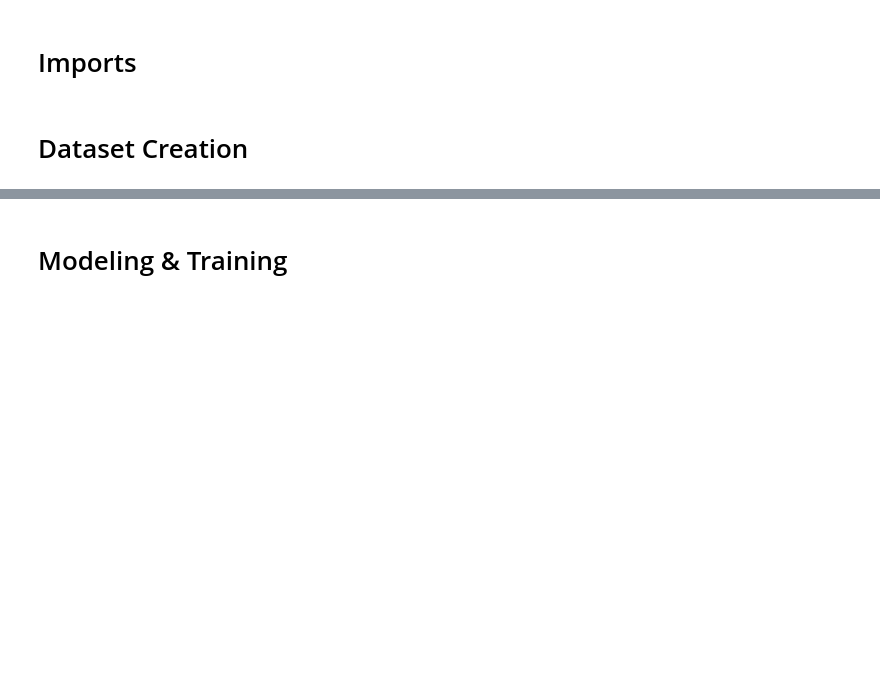
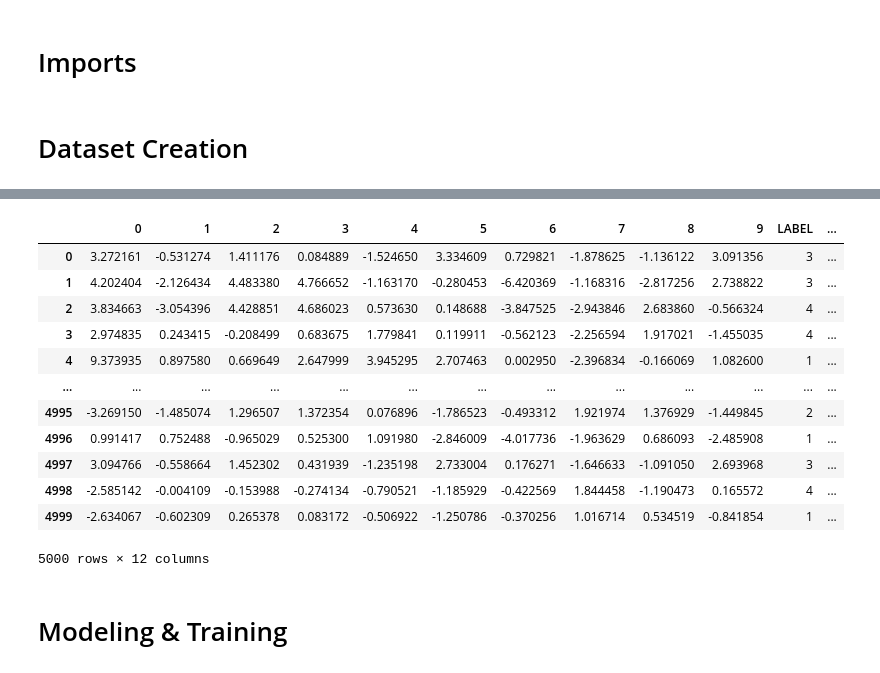
Before and after one commit to barak1412/automl_infrastructure, a Jupyter notebook: examples/active_learning_example.ipynb, the cells around one changed output, grey strips where cells are left out. Drawn from its saved outputs; the diff is of its cells as text; code cells hidden in the pictures; blank space fills up the shorter version.

```diff
--- a/examples/active_learning_example.ipynb
+++ b/examples/active_learning_example.ipynb
@@ -37,4 +37,33 @@ labeled_df
 10000 rows × 4 columns
+# %%
+from sklearn.datasets import make_classification
+
+# define dataset
+features_cols = ['X','Y']
+label_col = 'LABEL'
+index_col = 'ID'
+samples = 5000
+X, y = make_classification(n_samples=samples, n_features=10, n_informative=5, n_redundant=5, n_classes=5, random_state=1)
+
+labeled_df = pd.DataFrame(X)
+labeled_df[label_col] = y
+labeled_df[index_col] = ['ID{}'.format(i) for i in range(samples)]
+
+labeled_df
+# %% [output]
+|  | 0 | 1 | 2 | 3 | 4 | 5 | 6 | 7 | 8 | 9 | LABEL | ... |
+| 0 | 3.272161 | -0.531274 | 1.411176 | 0.084889 | -1.524650 | 3.334609 | 0.729821 | -1.878625 | -1.136122 | 3.091356 | 3 | ... |
+| 1 | 4.202404 | -2.126434 | 4.483380 | 4.766652 | -1.163170 | -0.280453 | -6.420369 | -1.168316 | -2.817256 | 2.738822 | 3 | ... |
+| 2 | 3.834663 | -3.054396 | 4.428851 | 4.686023 | 0.573630 | 0.148688 | -3.847525 | -2.943846 | 2.683860 | -0.566324 | 4 | ... |
+| 3 | 2.974835 | 0.243415 | -0.208499 | 0.683675 | 1.779841 | 0.119911 | -0.562123 | -2.256594 | 1.917021 | -1.455035 | 4 | ... |
+| 4 | 9.373935 | 0.897580 | 0.669649 | 2.647999 | 3.945295 | 2.707463 | 0.002950 | -2.396834 | -0.166069 | 1.082600 | 1 | ... |
+| ... | ... | ... | ... | ... | ... | ... | ... | ... | ... | ... | ... | ... |
+| 4995 | -3.269150 | -1.485074 | 1.296507 | 1.372354 | 0.076896 | -1.786523 | -0.493312 | 1.921974 | 1.376929 | -1.449845 | 2 | ... |
+| 4996 | 0.991417 | 0.752488 | -0.965029 | 0.525300 | 1.091980 | -2.846009 | -4.017736 | -1.963629 | 0.686093 | -2.485908 | 1 | ... |
+| 4997 | 3.094766 | -0.558664 | 1.452302 | 0.431939 | -1.235198 | 2.733004 | 0.176271 | -1.646633 | -1.091050 | 2.693968 | 3 | ... |
+| 4998 | -2.585142 | -0.004109 | -0.153988 | -0.274134 | -0.790521 | -1.185929 | -0.422569 | 1.844458 | -1.190473 | 0.165572 | 4 | ... |
+| 4999 | -2.634067 | -0.602309 | 0.265378 | 0.083172 | -0.506922 | -1.250786 | -0.370256 | 1.016714 | 0.534519 | -0.841854 | 1 | ... |
+5000 rows × 12 columns
 # %% [markdown]
 # Modeling & Training
 # %%
```
Also changed, not shown: parts of 3 cells of this notebook.
